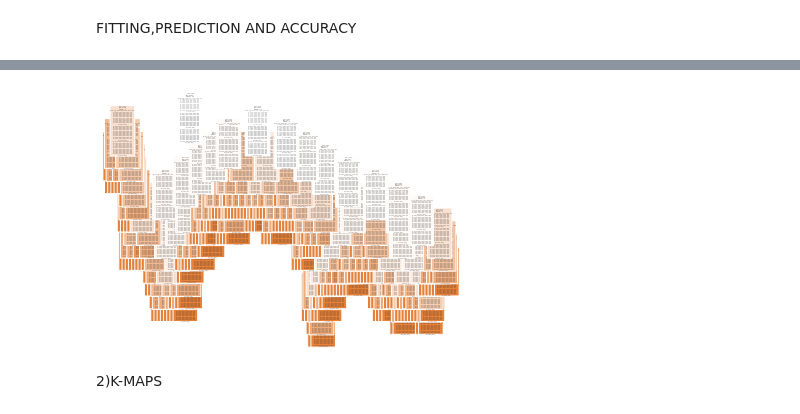
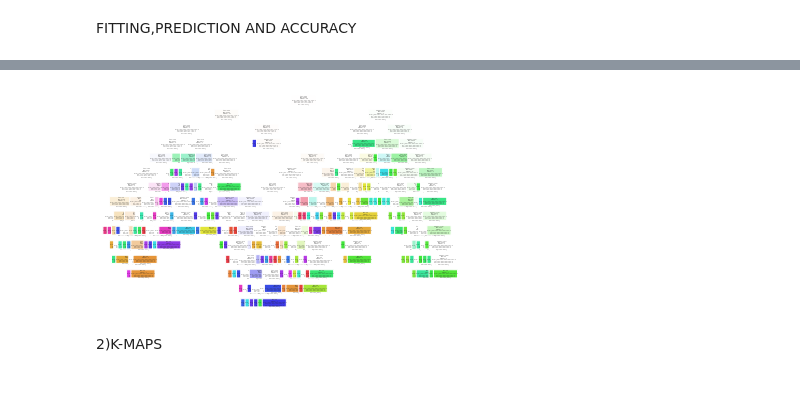
Before and after one commit to Kiranmayi18/Basic, a Jupyter notebook: Untitled5.ipynb, the cells around one changed output, grey strips where cells are left out. Cells and saved outputs as stored; diff of their text form; code cells hidden in the pictures; blank space fills up the shorter version.

```diff
--- a/Untitled5.ipynb
+++ b/Untitled5.ipynb
@@ -313,8 +313,7 @@ Text(0.5, 1.0, 'Accuracy Score: 0.775')
 # %%
-dec_tree = plot_tree(decision_tree=dtree, feature_names = mall.columns,
-                     class_names =["number", "Age", "annual income"] , filled = True , precision = 4, rounded = True)
+dec_tree = plot_tree(decision_tree=dtree,feature_names=mall.columns,filled=True,precision=4,rounded=True)
 # %% [output]
-[figure, old version]
+[figure, new version]
 # %% [markdown]
 2)K-MAPS
 # %%
```
Also changed, not shown: parts of 23 cells of this notebook.
